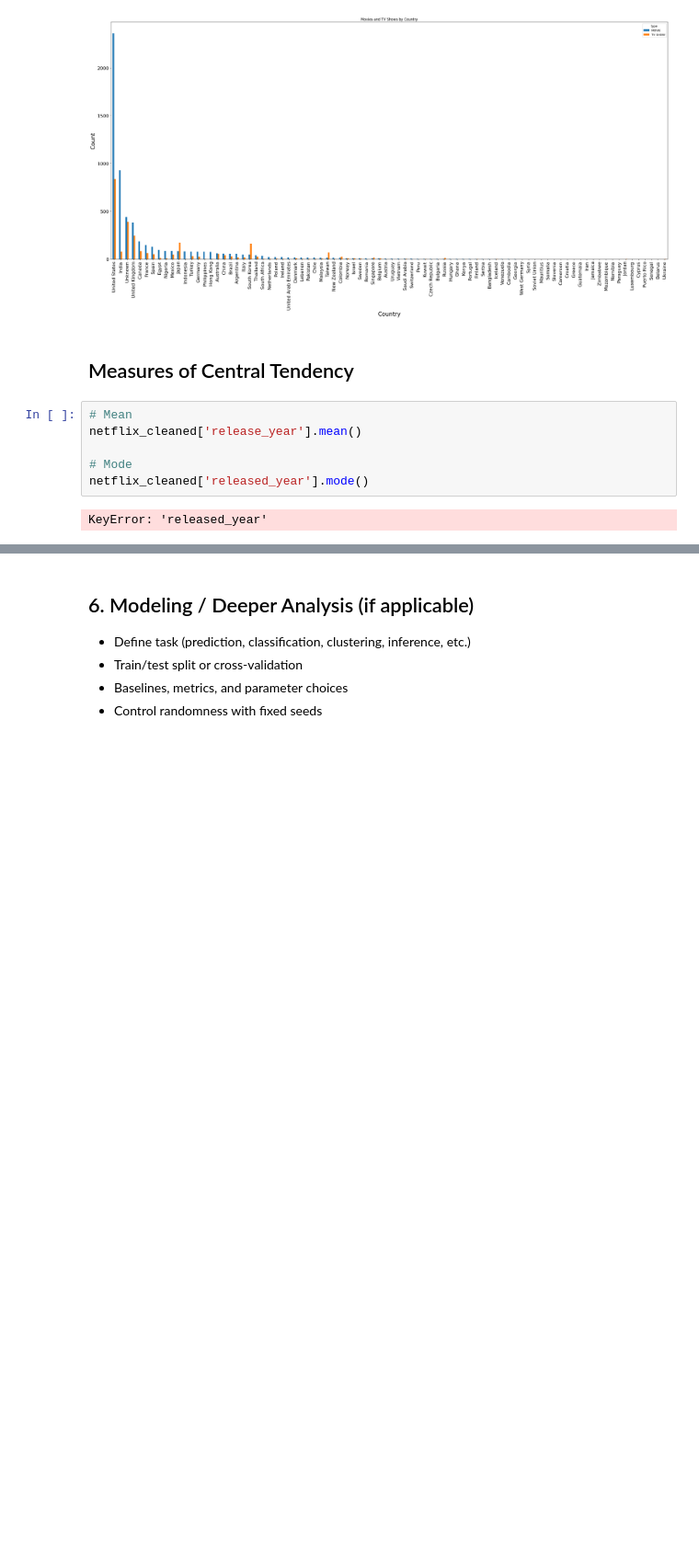
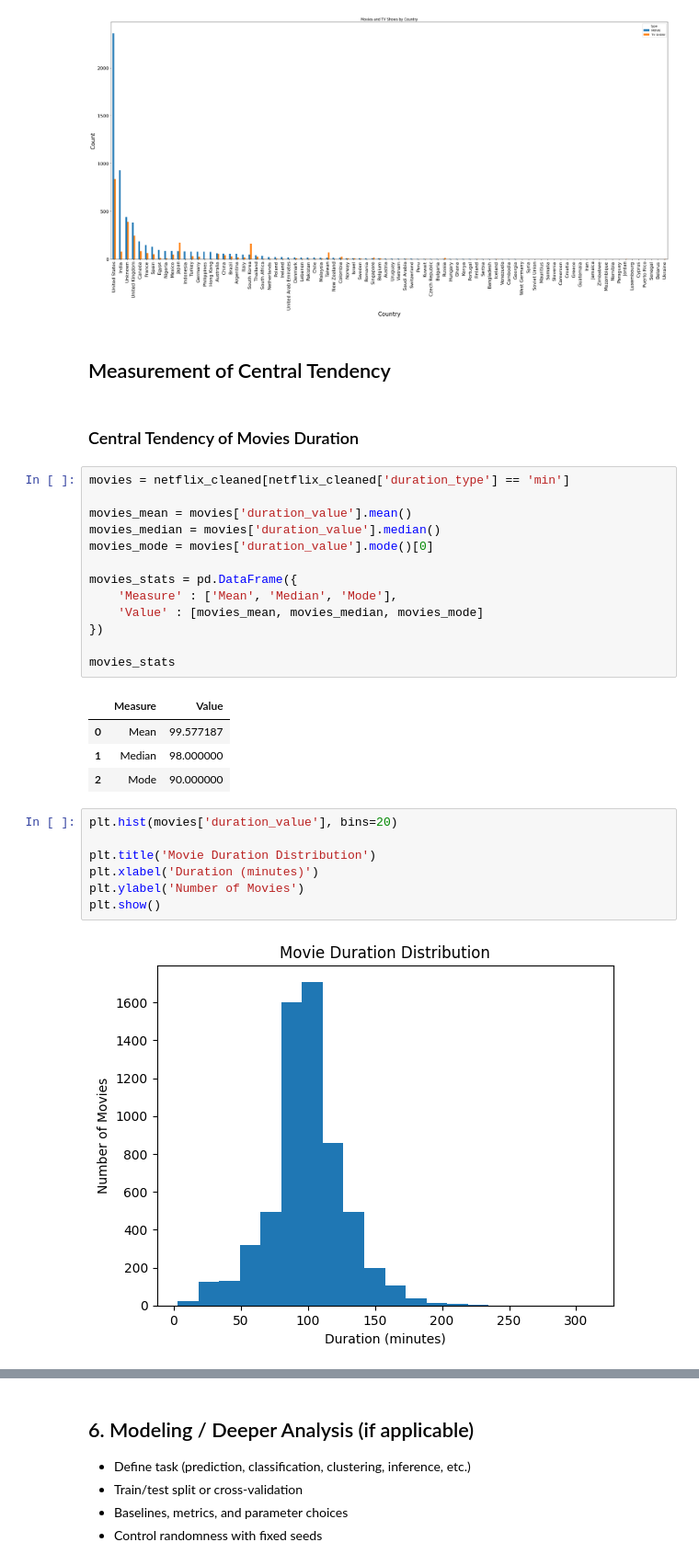
Before and after one commit to liya-eng/DSF_PROJECT, a Jupyter notebook: TT6L_G04_Notebook.ipynb, the cells around one changed output, grey strips where cells are left out. Shown at 92% size. Drawn from its saved outputs; the diff is of its cells as text; blank space fills up the shorter version.

Commit message:
Measurement of Central Tendency and Dispersion (EDA)

```diff
--- a/TT6L_G04_Notebook.ipynb
+++ b/TT6L_G04_Notebook.ipynb
@@ -307,12 +308,33 @@ plt.show
 <function matplotlib.pyplot.show(close=None, block=None)>
 [figure]
 # %% [markdown]
-## Measures of Central Tendency
+## Measurement of Central Tendency
+# %% [markdown]
+### Central Tendency of Movies Duration
 # %%
-# Mean
-netflix_cleaned['release_year'].mean()
+movies = netflix_cleaned[netflix_cleaned['duration_type'] == 'min']
 
-# Mode
-netflix_cleaned['released_year'].mode()
+movies_mean = movies['duration_value'].mean()
+movies_median = movies['duration_value'].median()
+movies_mode = movies['duration_value'].mode()[0]
+
+movies_stats = pd.DataFrame({
+    'Measure' : ['Mean', 'Median', 'Mode'],
+    'Value' : [movies_mean, movies_median, movies_mode]
+})
+
+movies_stats
 # %% [output]
-KeyError: 'released_year'
+|  | Measure | Value |
+| 0 | Mean | 99.577187 |
+| 1 | Median | 98.000000 |
+| 2 | Mode | 90.000000 |
+# %%
+plt.hist(movies['duration_value'], bins=20)
+
+plt.title('Movie Duration Distribution')
+plt.xlabel('Duration (minutes)')
+plt.ylabel('Number of Movies')
+plt.show()
+# %% [output]
+[figure, added]
```
Also changed, not shown: parts of 10 cells of this notebook.
